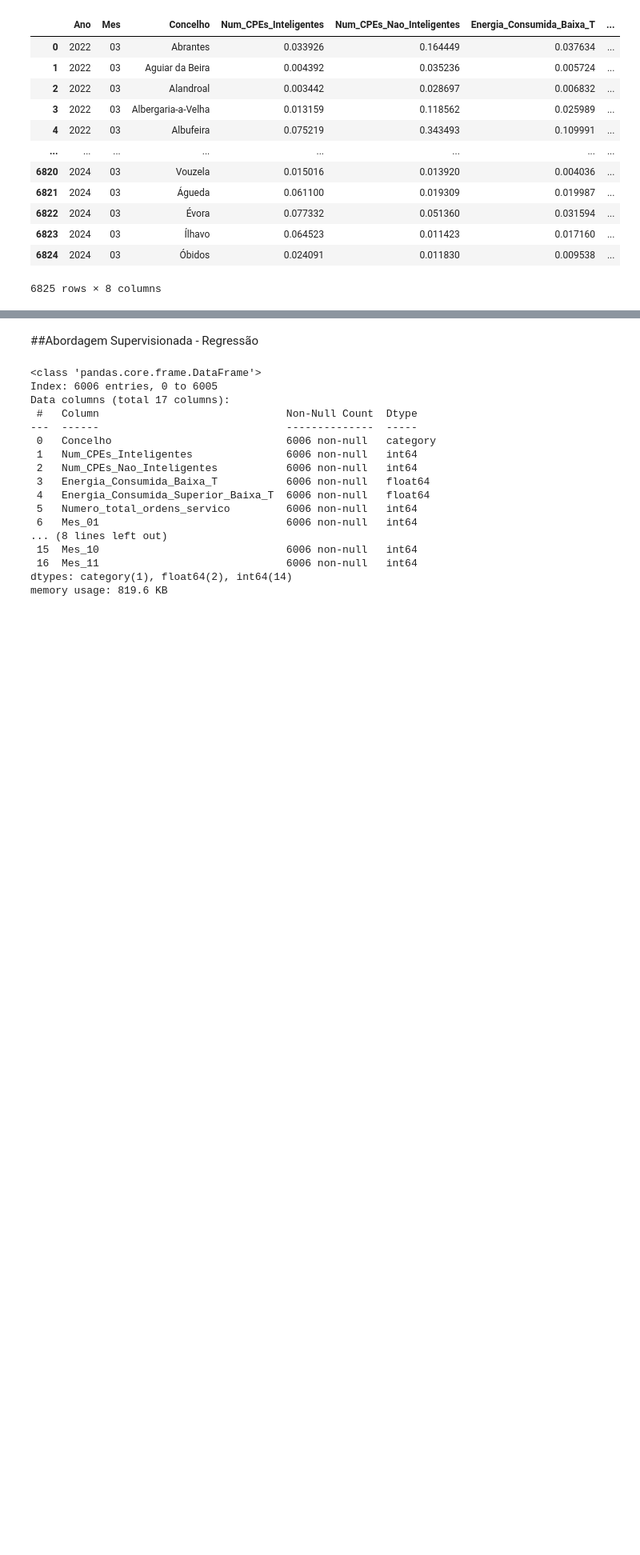
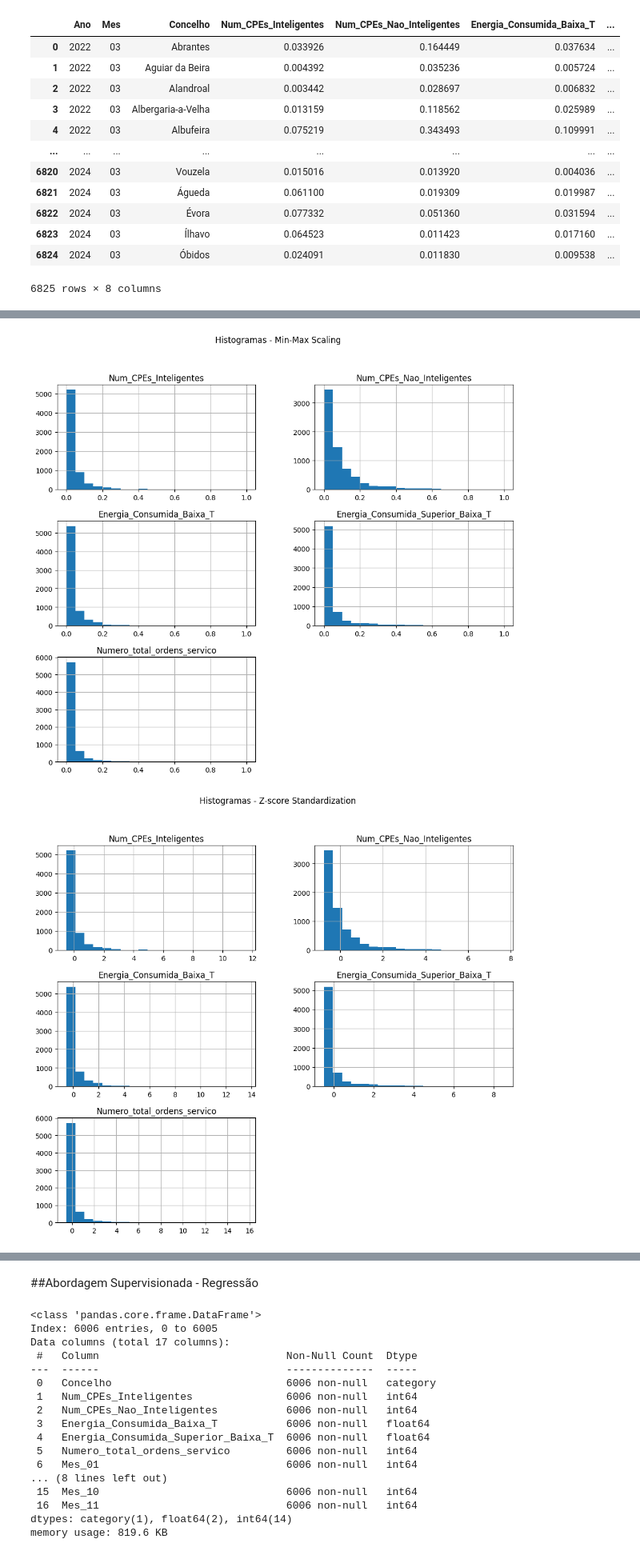
Before and after one commit to MikaZico36/DECDProject, a Jupyter notebook: DecdProject.ipynb, the cells around one changed output, grey strips where cells are left out. Shown at 80% size. Drawn from its saved outputs; the diff is of its cells as text; code cells hidden in the pictures; blank space fills up the shorter version.

```diff
--- a/DecdProject.ipynb
+++ b/DecdProject.ipynb
@@ -349,3 +337,26 @@ display(final_df)
 | 6823 | 2024 | 03 | Ílhavo | 0.064523 | 0.011423 | 0.017160 | ... |
 | 6824 | 2024 | 03 | Óbidos | 0.024091 | 0.011830 | 0.009538 | ... |
 6825 rows × 8 columns
+# %%
+import pandas as pd
+from sklearn.preprocessing import MinMaxScaler, StandardScaler
+
+cols_to_normalize = [col for col in merged_df.columns if col not in ['Ano', 'Mes', 'Concelho']]
+numeric_df_to_normalize = merged_df[cols_to_normalize]
+
+# Normalização Min-Max
+minmax_scaler = MinMaxScaler()
+minmax_scaled_features = minmax_scaler.fit_transform(numeric_df_to_normalize)
+minmax_scaled_df = pd.DataFrame(minmax_scaled_features, index=numeric_df_to_normalize.index, columns=numeric_df_to_normalize.columns)
+
+# Normalização z-score
+std_scaler = StandardScaler()
+std_scaled_features = std_scaler.fit_transform(numeric_df_to_normalize)
+std_scaled_df = pd.DataFrame(std_scaled_features, index=numeric_df_to_normalize.index, columns=numeric_df_to_normalize.columns)
+
+# Estatísticas descritivas
+print("Estatísticas descritivas - Min-Max Scaling")
+print(minmax_scaled_df.describe())
+
+print("\nEstatísticas descritivas - Z-score Standardization")
+print(std_scaled_df.describe())
@@ -351,0 +381,25 @@ display(final_df)
+# %%
+import seaborn as sns
+import matplotlib.pyplot as plt
+
+# Histogramas para Min-Max Scaling
+minmax_scaled_df.hist(bins=20, figsize=(12, 10))
+plt.suptitle("Histogramas - Min-Max Scaling")
+plt.show()
+
+# Histogramas para Z-score Standardization
+std_scaled_df.hist(bins=20, figsize=(12, 10))
+plt.suptitle("Histogramas - Z-score Standardization")
+plt.show()
+
+# Gráficos de densidade
+for column in numeric_df_to_normalize.columns:
+    plt.figure(figsize=(10, 6))
+    sns.kdeplot(minmax_scaled_df[column], label='Min-Max Scaling', shade=True)
+    sns.kdeplot(std_scaled_df[column], label='Z-score Standardization', shade=True)
+    plt.title(f'Distribuição da coluna {column}')
+    plt.legend()
+    plt.show()
+# %% [output]
+[figure, added]
+[figure, added]
```
Also changed, not shown: parts of 4 cells of this notebook.
